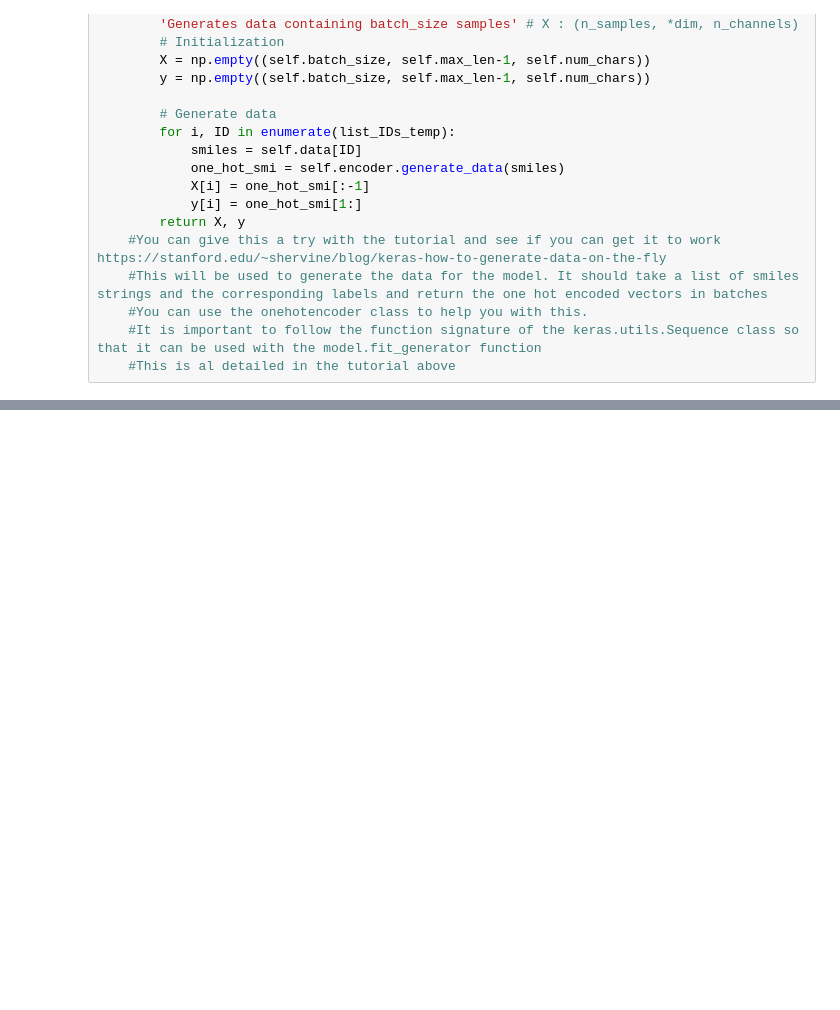
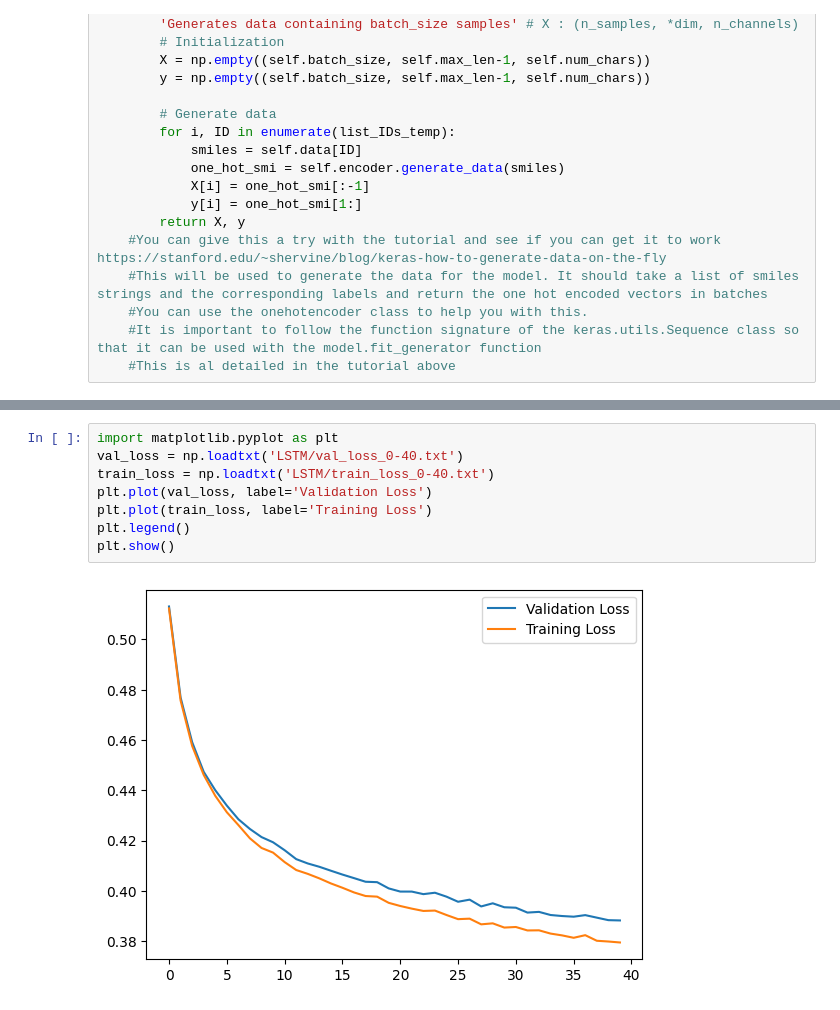
Before and after one commit to francoviscarra/CLM_BACE1, a Jupyter notebook: pretraining/LSTM.ipynb, the cells around one changed output, grey strips where cells are left out. Cells and saved outputs as stored; diff of their text form; blank space fills up the shorter version.

```diff
--- a/pretraining/LSTM.ipynb
+++ b/pretraining/LSTM.ipynb
@@ -315,0 +359,10 @@ Process Keras_worker_ForkPoolWorker-7:
+# %%
+import matplotlib.pyplot as plt
+val_loss = np.loadtxt('LSTM/val_loss_0-40.txt')
+train_loss = np.loadtxt('LSTM/train_loss_0-40.txt')
+plt.plot(val_loss, label='Validation Loss')
+plt.plot(train_loss, label='Training Loss')
+plt.legend()
+plt.show()
+# %% [output]
+[figure, added]
```
Also changed, not shown: parts of 19 cells of this notebook, 6 other files.
